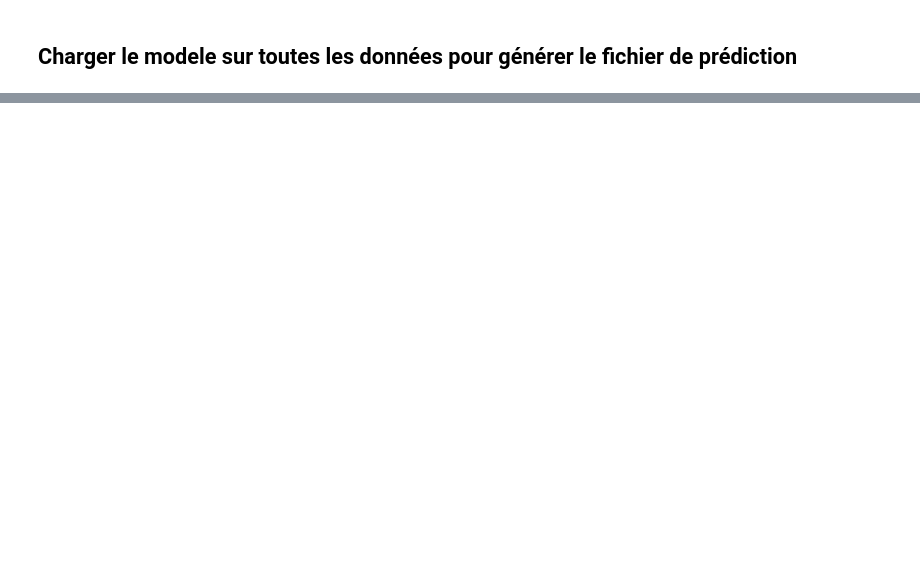
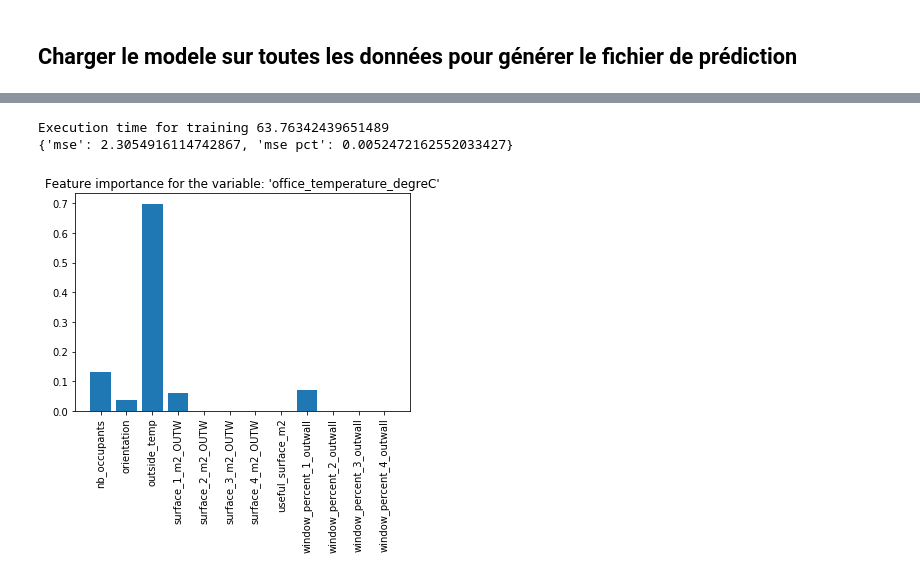
Before and after one commit to adelegi/Challenge_ENS, a Jupyter notebook: model_xgboost.ipynb, the cells around one changed output, grey strips where cells are left out. Drawn from its saved outputs; the diff is of its cells as text; code cells hidden in the pictures; blank space fills up the shorter version.

```diff
--- a/model_xgboost.ipynb
+++ b/model_xgboost.ipynb
@@ -68,0 +259,4 @@ Learning on 'Q_total_heating_kW'...
+# %%
+models = {}
+for var in output['fields']:
+    models[var] = {}
@@ -68,0 +279,8 @@ Learning on 'Q_total_heating_kW'...
+# %%
+t = '_without_lever_non_int'
+var = 'Q_total_AC_kW'
+
+for t in ['_without_lever', '_without_lever_non_int']:
+    for var in output['fields']:
+        print("--", var, t)
+        test_model(t, var, all_features, output)
@@ -68,0 +313,26 @@ Learning on 'Q_total_heating_kW'...
+# %%
+def test_model_less_var(t, var, all_features, output):
+
+    name_features = features.choose_name_features(all_features, t)
+    name_features.remove('hour')
+    name_features.remove('week')
+    name_features.remove('week_day')
+
+
+    model = ModelXGBoost(all_features, output)
+
+    model.load_train_test_set(name_features, pct_train=.8)
+
+    # Train model
+    start_time = time.time()
+    model.fit_model(var)
+    print("Execution time for training", time.time() - start_time)
+
+    print(model.test_model())
+    model.model_importance()
+# %%
+test_model_less_var('_wihout_lever_non_int', 'office_temperature_degreC', all_features, output)
+# %% [output]
+Execution time for training 63.76342439651489
+{'mse': 2.3054916114742867, 'mse pct': 0.0052472162552033427}
+[figure, added]
```
Also changed, not shown: parts of 36 cells of this notebook, 5 other files.
